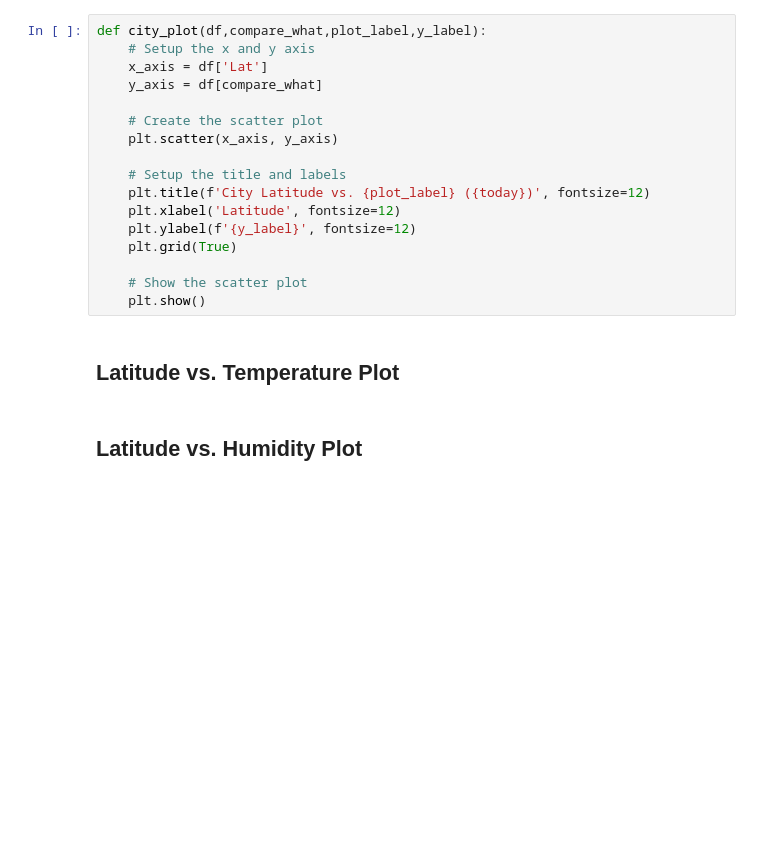
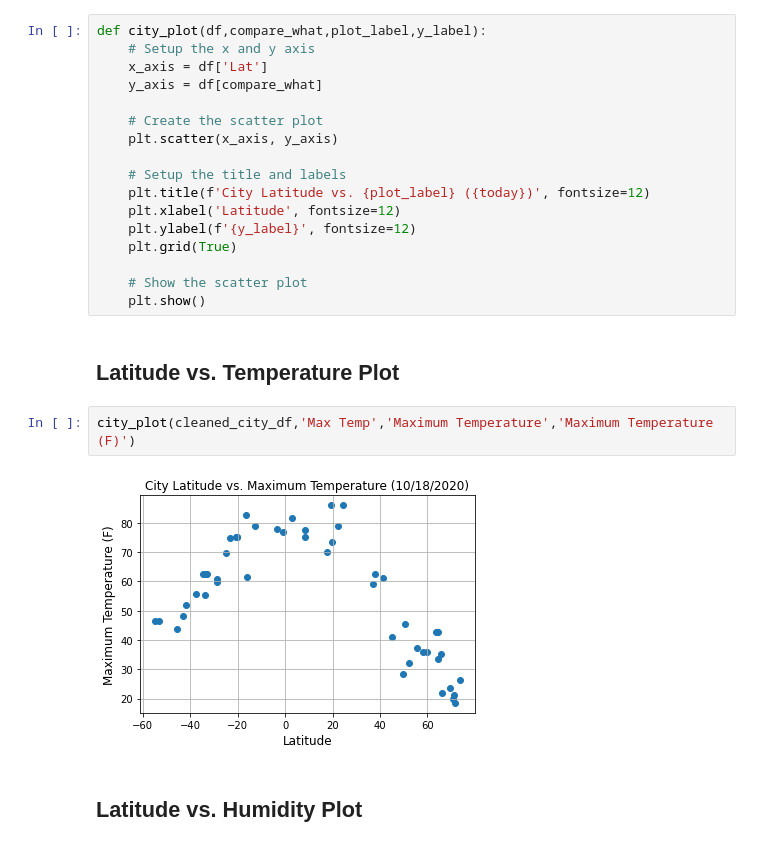
Before and after one commit to blt1339/python-api-challenge, a Jupyter notebook: WeatherPy/WeatherPy.ipynb, the cells around one changed output. Saved outputs shown, nothing was run; the diff lists cells and outputs as text; blank space fills up the shorter version.

Commit message:
Add call to the city_plot function for Max Temperture
Add call to the city_plot function for Max Temperture.

```diff
--- a/WeatherPy/WeatherPy.ipynb
+++ b/WeatherPy/WeatherPy.ipynb
@@ -207,6 +207,10 @@ def city_plot(df,compare_what,plot_label,y_label):
     plt.show()
 # %% [markdown]
 ## Latitude vs. Temperature Plot
+# %%
+city_plot(cleaned_city_df,'Max Temp','Maximum Temperature','Maximum Temperature (F)')
+# %% [output]
+[figure, added]
 # %% [markdown]
 ## Latitude vs. Humidity Plot
 # %% [markdown]
```
Also changed, not shown: parts of 3 cells of this notebook, 1 other file.
